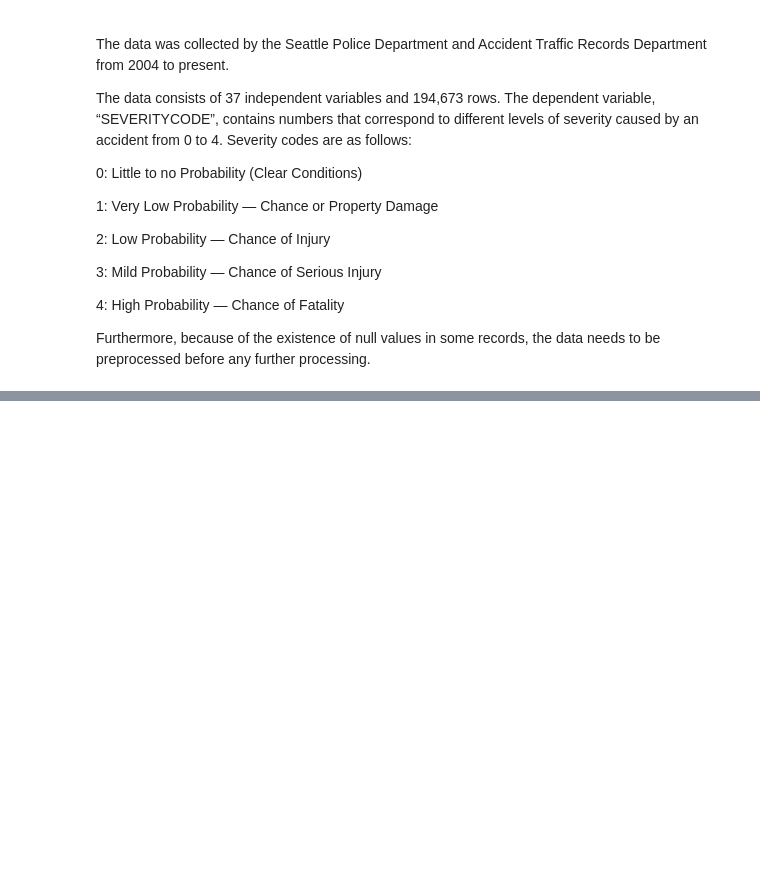
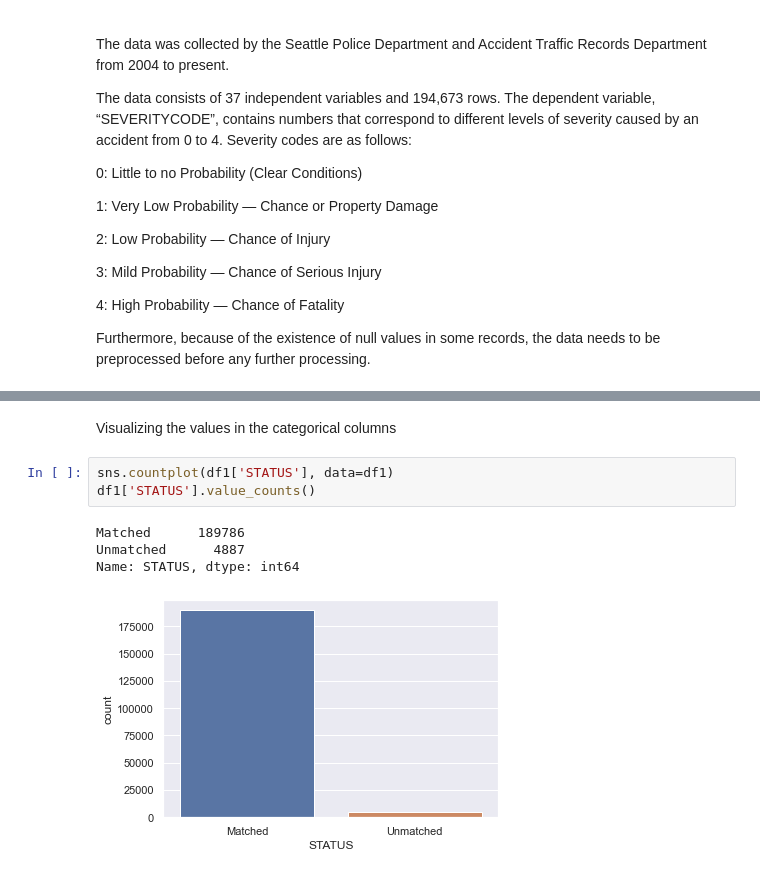
Before and after one commit to thanveer2508/Data-Science-Capstone-Project, a Jupyter notebook: notebooks/Coursera_Capstone.ipynb, the cells around one changed output, grey strips where cells are left out. Saved outputs shown, nothing was run; the diff lists cells and outputs as text; blank space fills up the shorter version.

```diff
--- a/notebooks/Coursera_Capstone.ipynb
+++ b/notebooks/Coursera_Capstone.ipynb
@@ -37,0 +150,10 @@ Furthermore, because of the existence of null values in some records, the data n
+# %% [markdown]
+Visualizing the values in the categorical columns
+# %%
+sns.countplot(df1['STATUS'], data=df1)
+df1['STATUS'].value_counts()
+# %% [output]
+Matched      189786
+Unmatched      4887
+Name: STATUS, dtype: int64
+[figure, added]
```
Also changed, not shown: parts of 61 cells of this notebook.
